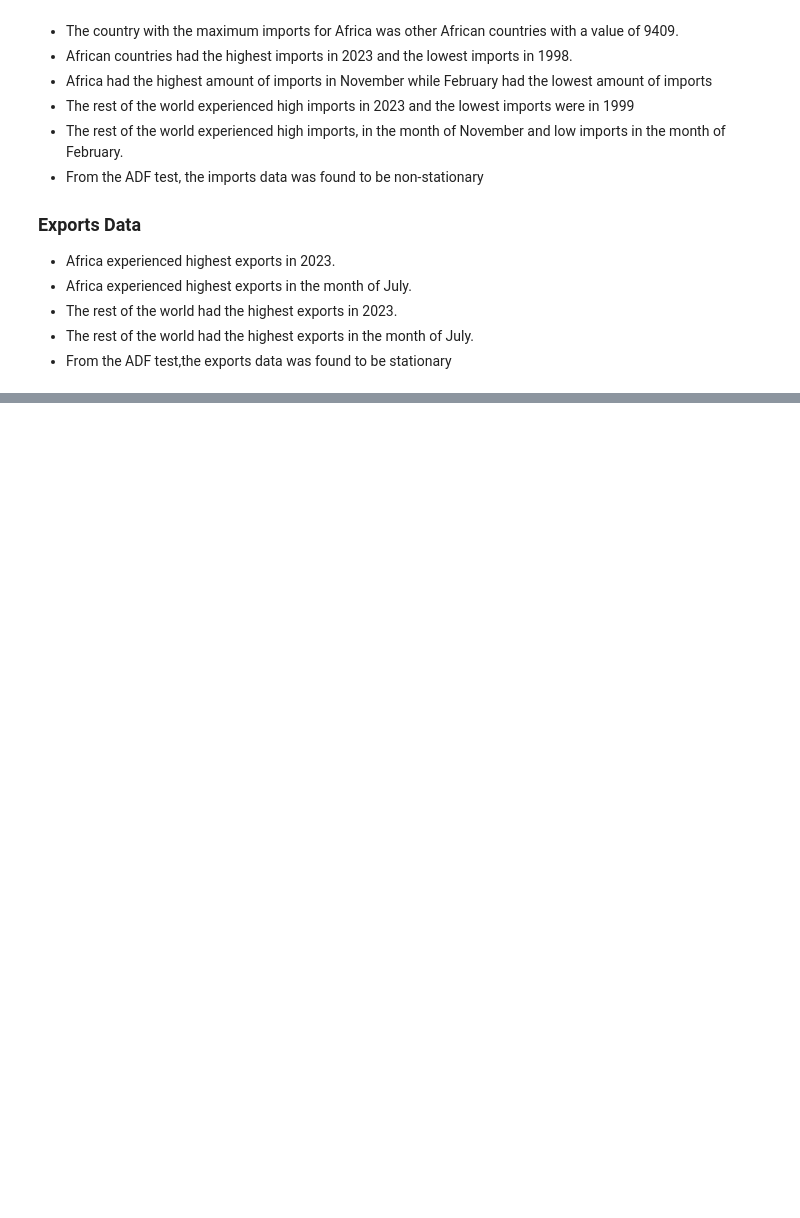
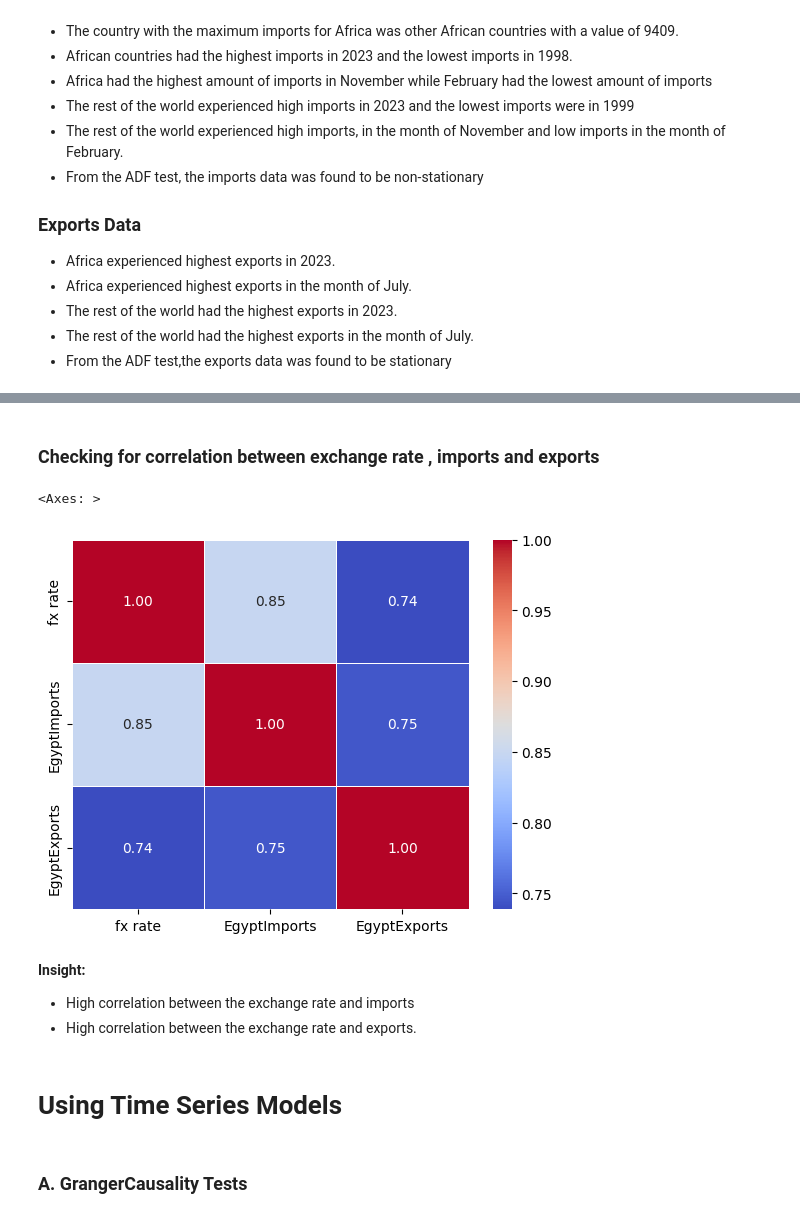
Before and after one commit to Lorraine254/TimeSeriesAnalysis1, a Jupyter notebook: Analysis.ipynb, the cells around one changed output, grey strips where cells are left out. Saved outputs shown, nothing was run; the diff lists cells and outputs as text; code cells hidden in the pictures; blank space fills up the shorter version.

```diff
--- a/Analysis.ipynb
+++ b/Analysis.ipynb
@@ -832,0 +1023,19 @@ Reject the null hypothesis; the time series is stationary.
+# %% [markdown]
+### Checking for correlation between exchange rate , imports and exports
+# %%
+# checking the correlation
+corr = egypt.corr()
+
+# Drawing a heat map
+sns.heatmap(corr, cmap='coolwarm', annot=True, fmt=".2f", linewidths=.5)
+# %% [output]
+<Axes: >
+[figure, added]
+# %% [markdown]
+**Insight:**
+- High correlation between the exchange rate and imports
+- High correlation between the exchange rate and exports.
+# %% [markdown]
+# Using Time Series Models
+# %% [markdown]
+### A. GrangerCausality Tests
```
Also changed, not shown: parts of 73 cells of this notebook.
